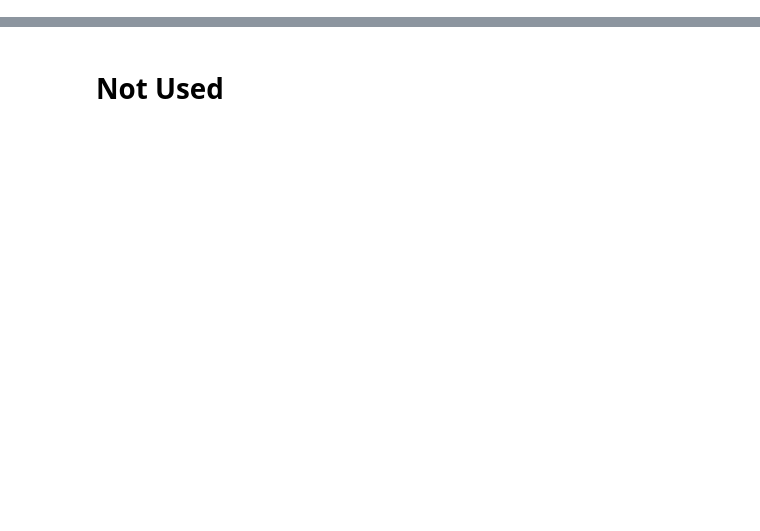
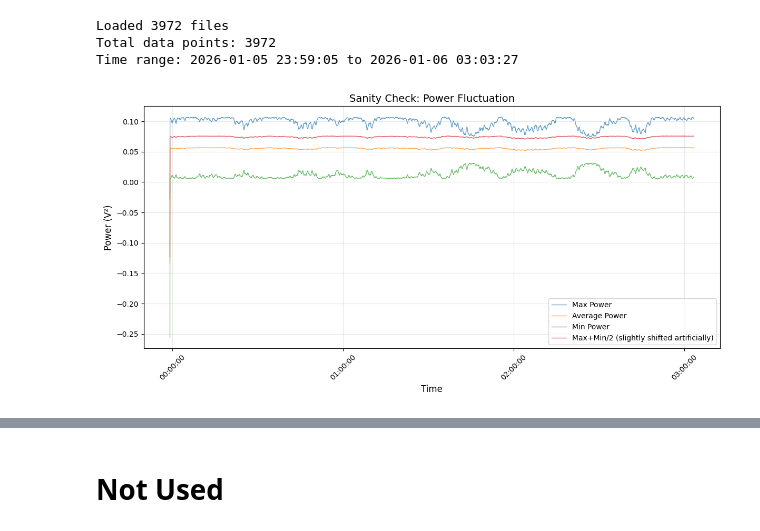
Before and after one commit to Harshghub/Interferometry-analysis, a Jupyter notebook: measurement/analysis_polarization_fluctuation.ipynb, the cells around one changed output, grey strips where cells are left out. Saved outputs shown, nothing was run; the diff lists cells and outputs as text; code cells hidden in the pictures; blank space fills up the shorter version.

```diff
--- a/measurement/analysis_polarization_fluctuation.ipynb
+++ b/measurement/analysis_polarization_fluctuation.ipynb
@@ -10,8 +10,8 @@ import csv
 RESULTS_DIR = Path("../results")
 # %%
 # Define time range for concatenating measurements
-start_str = "2025-12-26 00:11:42"  # inclusive start
-end_str = "2025-12-26 04:13:59"
+start_str = "2026-01-05 23:59:02"  # inclusive start
+end_str = "2026-01-06 09:00:00"
 
 type_meas = "full_swing" # full_swing
 
@@ -20,8 +20,8 @@ plot_data = True
 # %%
 %matplotlib widget
 # %%
-start_dt = datetime.datetime.strptime(start_str, "%Y-%m-%d %H:%M:%S") - datetime.timedelta(minutes=1)
-end_dt = datetime.datetime.strptime(end_str, "%Y-%m-%d %H:%M:%S") + datetime.timedelta(minutes=1)
+start_dt = datetime.datetime.strptime(start_str, "%Y-%m-%d %H:%M:%S") + datetime.timedelta(seconds=5)
+end_dt = datetime.datetime.strptime(end_str, "%Y-%m-%d %H:%M:%S") - datetime.timedelta(seconds=1)
 if end_dt <= start_dt:
     raise ValueError("End datetime must be after start datetime")
 
@@ -87,6 +105,47 @@ else:
         print(f"Loaded {len(files_in_range)} files")
         print(f"Total data points: {len(concat_voltage_min)}")
         print(f"Time range: {base_dt} to {base_dt + datetime.timedelta(seconds=concat_time[-1])}")
+# %% [output]
+Loaded 3972 files
+Total data points: 3972
+Time range: 2026-01-05 23:59:05 to 2026-01-06 03:03:27
+# %%
+# Sanity check: Plot max, average, and min power
+if 'concat_time' in locals() and 'concat_voltage_max' in locals() and len(concat_time) > 0:
+    from datetime import timedelta
+    import matplotlib.dates as mdates
+
+    concat_datetime = [base_dt + timedelta(seconds=float(t)) for t in concat_time]
+
+    # Calculate power from voltage (power is proportional to voltage^2)
+    power_max = np.array(concat_voltage_max)
+    power_avg = np.array(concat_voltage_avg)
+    power_min = np.array(concat_voltage_min)
+    power_max_min_avg = (power_max + power_min)/2 + 0.1*(np.max(power_avg) - np.min(power_avg))
+
+    # Plot power
+    fig, ax = plt.subplots(1, 1, figsize=(12, 6))
+    ax.plot(concat_datetime, power_max, label='Max Power', linewidth=1, alpha=0.7)
+    ax.plot(concat_datetime, power_avg, label='Average Power', linewidth=1, alpha=0.7)
+    ax.plot(concat_datetime, power_min, label='Min Power', linewidth=1, alpha=0.7)
+    ax.plot(concat_datetime, power_max_min_avg, label='Max+Min/2 (slightly shifted artificially)', linewidth=1, alpha=0.7)
+    ax.set_xlabel('Time', fontsize=12)
+    ax.set_ylabel('Power (V²)', fontsize=12)
+    ax.set_title('Sanity Check: Power Fluctuation', fontsize=14)
+    ax.legend()
+    ax.grid(True, alpha=0.3)
+
+    # Format x-axis
+    ax.xaxis.set_major_formatter(mdates.DateFormatter('%H:%M:%S'))
+    ax.xaxis.set_major_locator(mdates.HourLocator(interval=1))
+    plt.setp(ax.xaxis.get_majorticklabels(), rotation=45)
+
+    plt.tight_layout()
+    plt.show()
+else:
+    print("No data loaded. Please run the data loading cell first.")
+# %% [output]
+[figure, added]
 # %%
 # Plot the concatenated data
 if 'concat_time' in locals() and 'concat_voltage_polarization_max' in locals() and len(concat_time) > 0:
```
Also changed, not shown: parts of 3 cells of this notebook, 9 other files.
